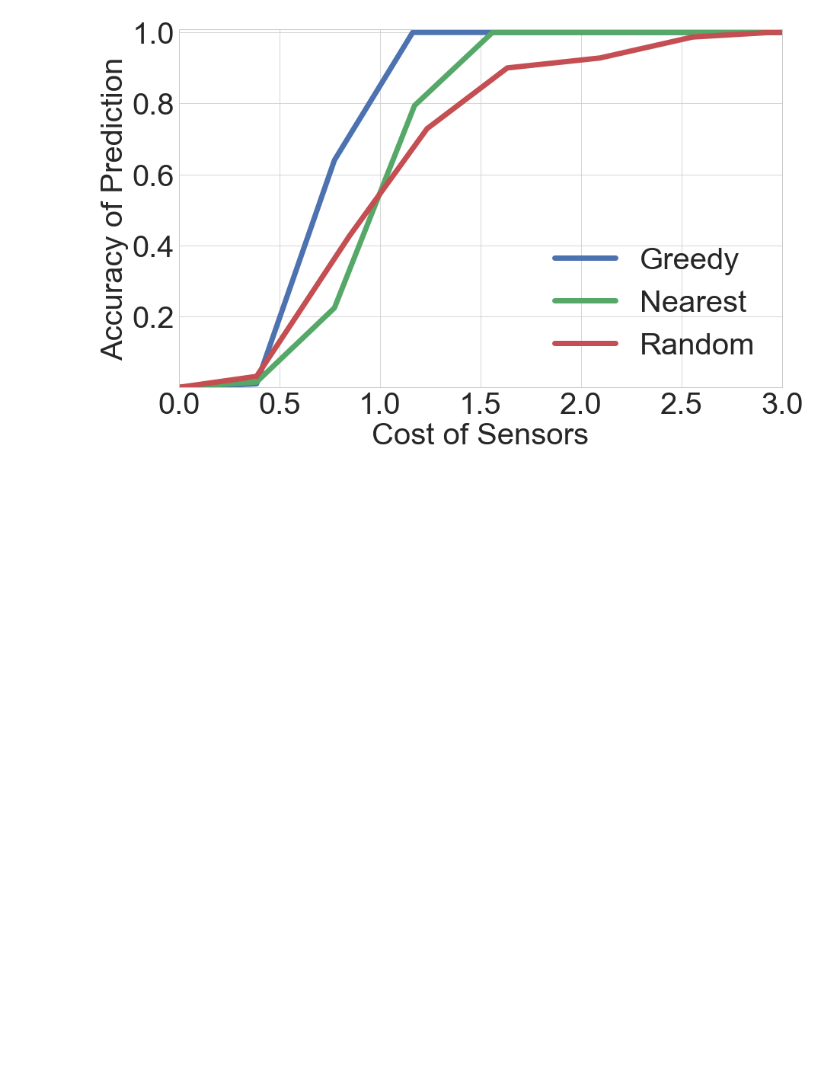
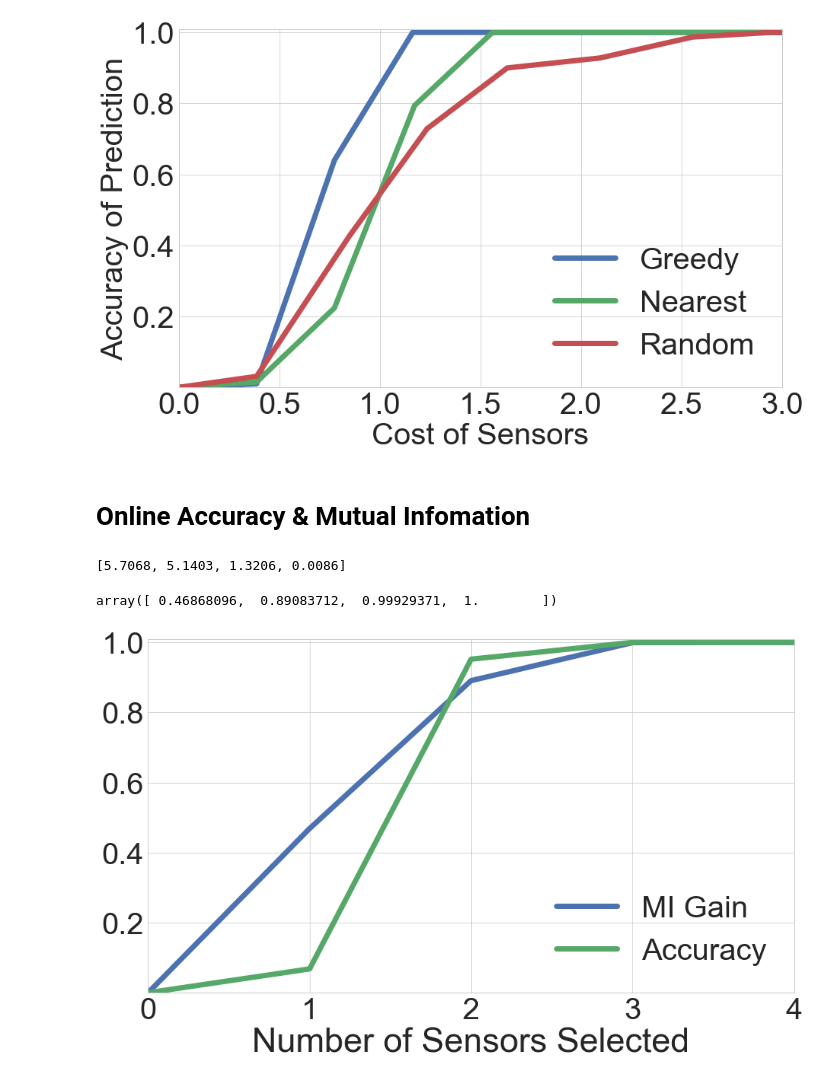
Before and after one commit to Wings-Lab/SelectSensor, a Jupyter notebook: plots.ipynb, the cells around one changed output. Saved outputs shown, nothing was run; the diff lists cells and outputs as text; code cells hidden in the pictures; blank space fills up the shorter version.

Commit message:
add sensor location data and mutuan info gain data, add one plot

```diff
--- a/plots.ipynb
+++ b/plots.ipynb
@@ -237,3 +238,77 @@ plt.savefig('plot/online_hetero_30.pdf')
 plt.show()
 # %% [output]
 [figure]
+# %% [markdown]
+# Online Accuracy & Mutual Infomation
+# %%
+mi_gain = []
+with open('plot_data30/mutual_info_gain', 'r') as f:
+    lines = f.readlines()
+    for line in lines:
+        line = float(line)
+        mi_gain.append(line)
+mi_gain
+# %% [output]
+[5.7068, 5.1403, 1.3206, 0.0086]
+# %%
+mi_gain = np.array(mi_gain)
+mi_gain = mi_gain/mi_gain.sum()
+mi_sum = copy.deepcopy(mi_gain)
+size = len(mi_sum)
+for i in range(1, size):
+    mi_sum[i] += mi_sum[i-1]
+mi_sum
+# %% [output]
+array([ 0.46868096,  0.89083712,  0.99929371,  1.        ])
+# %%
+from matplotlib import rcParams
+rcParams.update({'figure.autolayout': True})
+def_figsize = 56, 20
+#rcParams['figure.figsize'] = 28, 20
+
+plt.style.use('seaborn-paper')
+sns.set(context='paper', font_scale=1.6)
+sns.set_style("whitegrid")
+SMALL_SIZE = 40
+MEDIUM_SIZE = 40
+BIGGER_SIZE = 40
+#
+plt.rc('font', size=SMALL_SIZE)          # controls default text sizes
+plt.rc('axes', titlesize=SMALL_SIZE)     # fontsize of the axes title
+plt.rc('axes', labelsize=MEDIUM_SIZE)    # fontsize of the x and y labels
+plt.rc('xtick', labelsize=SMALL_SIZE)    # fontsize of the tick labels
+plt.rc('ytick', labelsize=SMALL_SIZE)    # fontsize of the tick labels
+plt.rc('legend', fontsize=SMALL_SIZE)    # legend fontsize
+plt.rc('figure', titlesize=BIGGER_SIZE) # fontsize of the figure title
+
+df_greedy = pd.read_csv('plot_data30/Online_Greedy_30.csv', header=None)
+
+X_mi = [i for i in range(1, size+1)]
+Y_mi = list(mi_sum)
+X_accuracy, Y_accuracy = df_greedy[0].tolist(), df_greedy[1].tolist()
+X_mi.insert(0, 0)
+Y_mi.insert(0, 0)
+X_accuracy.insert(0, 0)
+Y_accuracy.insert(0, 0)
+
+rcParams['lines.linewidth'] = 7
+
+plt.figure(figsize=(14,9))
+#plt.setp(linewidth=4)
+plt.plot(X_mi, Y_mi)
+plt.plot(X_accuracy, Y_accuracy)
+
+plt.legend(['MI Gain', 'Accuracy'], prop={'size':40})
+plt.xlabel('Number of Sensors Selected', fontsize=45)
+plt.ylabel('', fontsize=40)
+x_axis = np.arange(0, 5, 1)
+plt.xticks(x_axis)
+y_axis = np.arange(0.2, 1.1, 0.2)
+plt.yticks(y_axis)
+plt.xlim([0, 4])
+plt.ylim([0, 1.01])
+
+plt.savefig('plot/mi_accuracy_30.pdf')
+plt.show()
+# %% [output]
+[figure, added]
```
Also changed, not shown: parts of 1 cell of this notebook, 6 other files.
